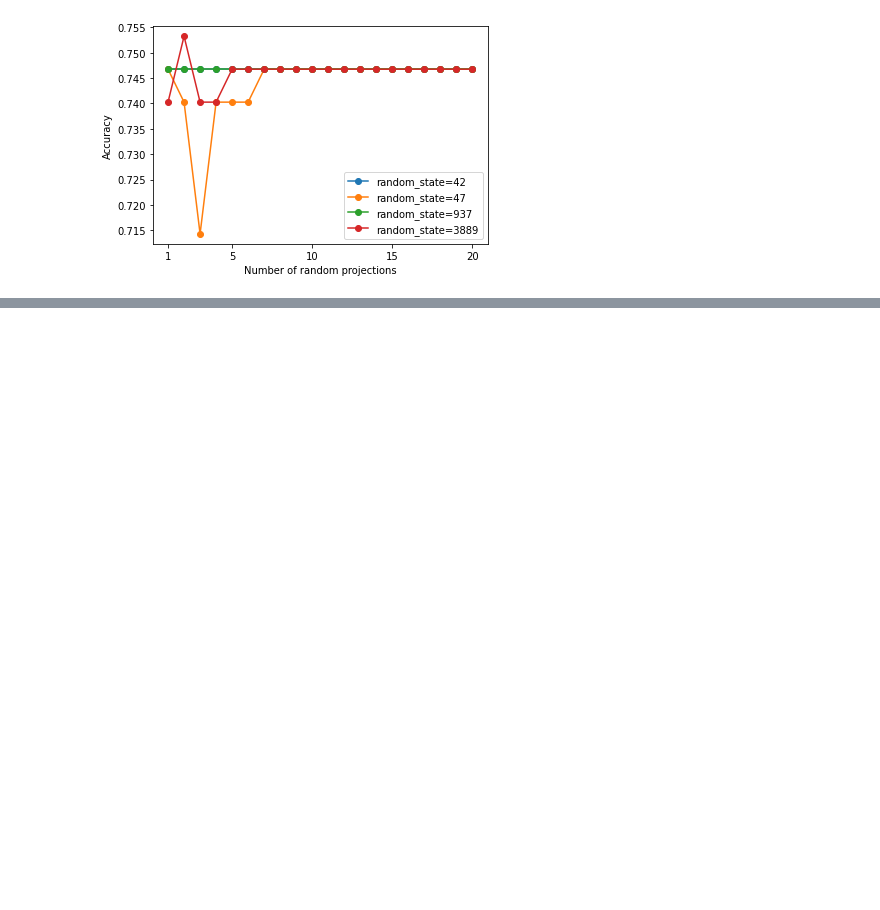
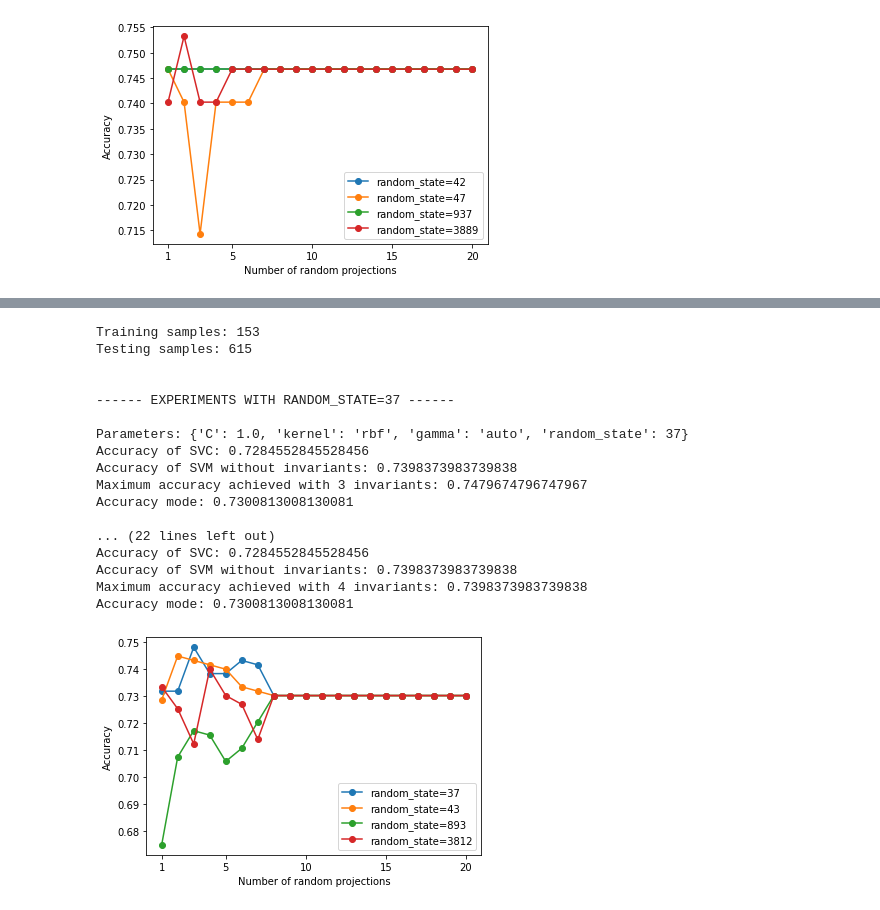
Before and after one commit to Vol0kin/LearningWithInvariants, a Jupyter notebook: SVM_invariants.ipynb, the cells around one changed output, grey strips where cells are left out. Cells and saved outputs as stored; diff of their text form; code cells hidden in the pictures; blank space fills up the shorter version.

```diff
--- a/SVM_invariants.ipynb
+++ b/SVM_invariants.ipynb
@@ -284,0 +395,53 @@ Accuracy mode: 0.7467532467532467
+# %%
+X_train, X_test, y_train, y_test = train_test_split(X, y, train_size=0.2, random_state=47)
+
+# Scale the data
+scaler = StandardScaler()
+
+scaler.fit(X_train)
+
+X_train_scaled = scaler.transform(X_train)
+X_test_scaled = scaler.transform(X_test)
+
+print(f'Training samples: {len(X_train_scaled)}')
+print(f'Testing samples: {len(X_test_scaled)}')
+
+svm_parameters = {'C': 1.0, 'kernel': 'rbf', 'gamma': 'auto'}
+
+accuracy_37 = run_random_projections_experiment(X_train_scaled, y_train, X_test_scaled, y_test, svm_parameters, num_repetitions=20, random_state=37)
+accuracy_43 = run_random_projections_experiment(X_train_scaled, y_train, X_test_scaled, y_test, svm_parameters, num_repetitions=20, random_state=43)
+accuracy_893 = run_random_projections_experiment(X_train_scaled, y_train, X_test_scaled, y_test, svm_parameters, num_repetitions=20, random_state=893)
+accuracy_3812 = run_random_projections_experiment(X_train_scaled, y_train, X_test_scaled, y_test, svm_parameters, num_repetitions=20, random_state=3812)
+
+x_range = np.arange(1, len(accuracy_37) + 1)
+
+plt.plot(x_range, accuracy_37, label='random_state=37', marker='o')
+plt.plot(x_range, accuracy_43, label='random_state=43', marker='o')
+plt.plot(x_range, accuracy_893, label='random_state=893', marker='o')
+plt.plot(x_range, accuracy_3812, label='random_state=3812', marker='o')
+
+plt.xlabel('Number of random projections')
+plt.ylabel('Accuracy')
+
+plt.xticks([1, *range(5, len(accuracy_37) + 1, 5)])
+plt.legend()
+plt.show()
+# %% [output]
+Training samples: 153
+Testing samples: 615
+
+
+------ EXPERIMENTS WITH RANDOM_STATE=37 ------
+
+Parameters: {'C': 1.0, 'kernel': 'rbf', 'gamma': 'auto', 'random_state': 37}
+Accuracy of SVC: 0.7284552845528456
+Accuracy of SVM without invariants: 0.7398373983739838
+Maximum accuracy achieved with 3 invariants: 0.7479674796747967
+Accuracy mode: 0.7300813008130081
+
+... (22 lines left out)
+Accuracy of SVC: 0.7284552845528456
+Accuracy of SVM without invariants: 0.7398373983739838
+Maximum accuracy achieved with 4 invariants: 0.7398373983739838
+Accuracy mode: 0.7300813008130081
+[figure, added]
```
Also changed, not shown: parts of 5 cells of this notebook.
